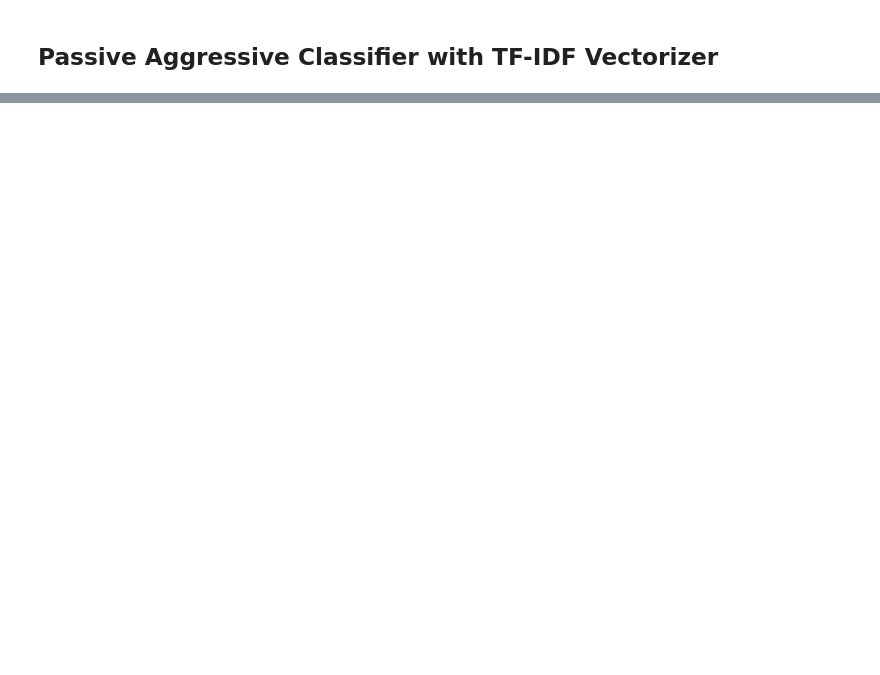
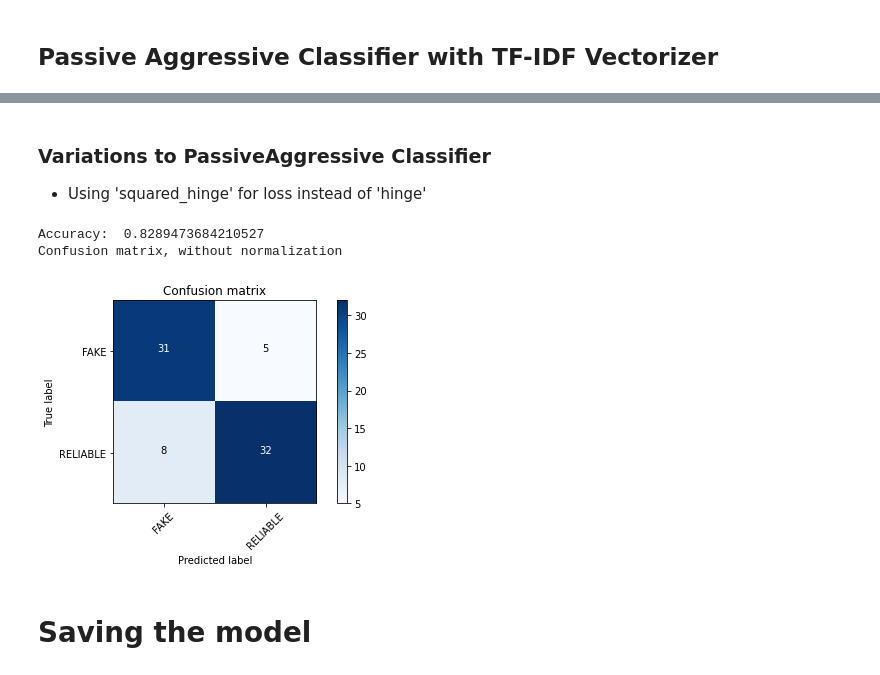
Before and after one commit to CS3244-MachineLearning-Project-AY2021/Fake_News_Detection, a Jupyter notebook: Jerry/Combined_Domain2_SVM.ipynb, the cells around one changed output, grey strips where cells are left out. Drawn from its saved outputs; the diff is of its cells as text; code cells hidden in the pictures; blank space fills up the shorter version.

```diff
--- a/Jerry/Combined_Domain2_SVM.ipynb
+++ b/Jerry/Combined_Domain2_SVM.ipynb
@@ -231,0 +246,20 @@ Confusion matrix, without normalization
+# %% [markdown]
+### Variations to PassiveAggressive Classifier
+- Using 'squared_hinge' for loss instead of 'hinge'
+# %%
+from sklearn.linear_model import PassiveAggressiveClassifier
+
+pa_model_test = Pipeline([('tfidf', TfidfVectorizer(max_features=5000,ngram_range=(1,3))), ('passive_aggressive', PassiveAggressiveClassifier(n_iter_no_change=50, loss='squared_hinge'))])
+# %%
+pa_model_test.fit(X_train, Y_train)
+pa_pred_test = pa_model_test.predict(X_test)
+pa_score_test = metrics.accuracy_score(Y_test, pa_pred_test)
+print("Accuracy: ", pa_score_test)
+pa_cm_test = metrics.confusion_matrix(Y_test, pa_pred_test)
+plot_confusion_matrix(pa_cm_test, classes=['FAKE', 'RELIABLE'])
+# %% [output]
+Accuracy:  0.8289473684210527
+Confusion matrix, without normalization
+[figure, added]
+# %% [markdown]
+# Saving the model
```
Also changed, not shown: parts of 6 cells of this notebook, 1 other file.
